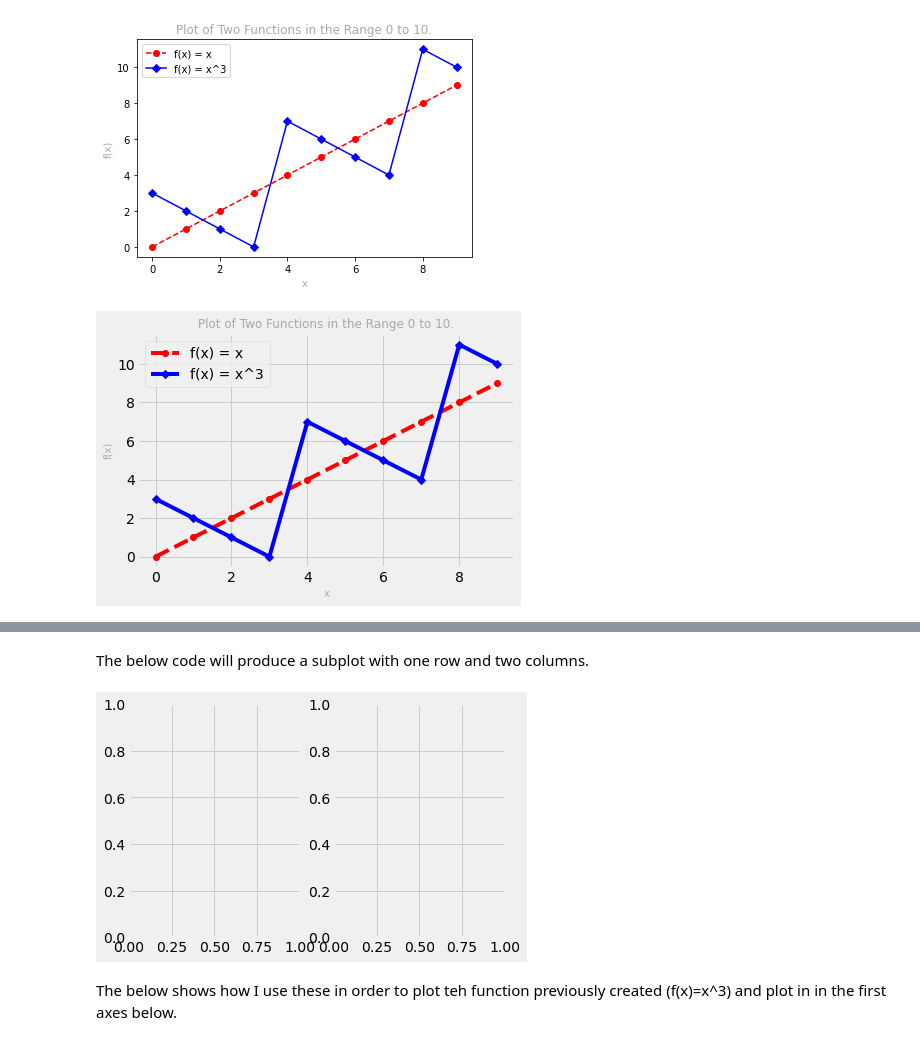
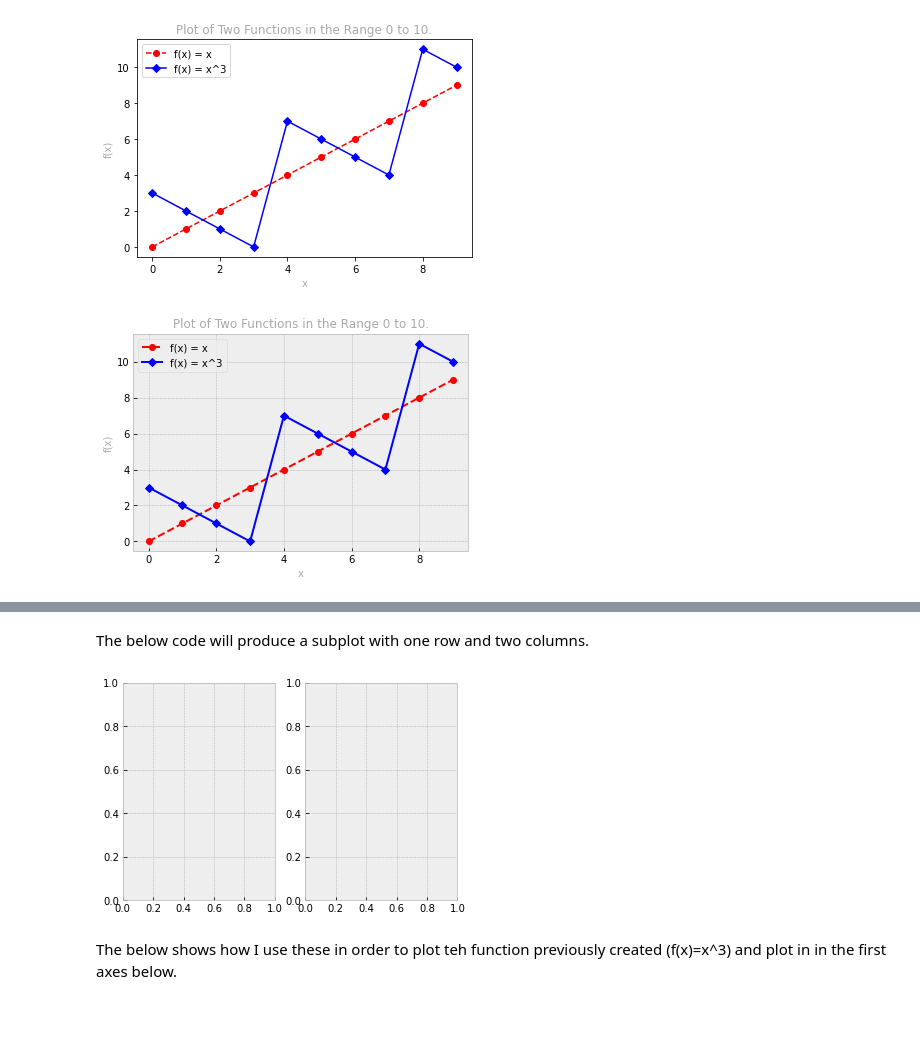
Before and after one commit to fionnmccarthy/Fundamentals-of-Data-Analysis, a Jupyter notebook: pyplot.ipynb, the cells around one changed output, grey strips where cells are left out. Saved outputs shown, nothing was run; the diff lists cells and outputs as text; code cells hidden in the pictures; blank space fills up the shorter version.

```diff
--- a/pyplot.ipynb
+++ b/pyplot.ipynb
@@ -79,20 +81,20 @@ plt.show()
 # %% [output]
 [figure]
 # %%
-# Changing style to fivethityeight
-plt.style.use('fivethirtyeight')
+# Changing style to bmh
+plt.style.use('bmh')
 
 plt.plot(x,y, 'r--', marker = 'o', label = 'f(x) = x')
 plt.plot(x,y2, 'b', marker = 'D', label = 'f(x) = x^3')
 plt.xlabel('x', fontdict = font_2)
 
 plt.title('Plot of Two Functions in the Range 0 to 10.', fontdict = font_1)
 plt.ylabel('f(x)', fontdict = font_2)
 
 plt.legend(loc='upper left')
 plt.show()
 # %% [output]
-[figure, old version]
+[figure, new version]
 # %% [markdown]
 Th eaabove method of plotting was all done by the figure method, below I will incorporate the subplot and axes. To explain the difference here the figure is the bigger picture and the axes is a part of the figure. Multiple axes and subplots can be contained within the figure as teh figure is the top level. The image below best describes this relationship.
 
@@ -106,7 +108,7 @@ The below code will produce a subplot with one row and two columns.
 # %%
 fig, ax = plt.subplots(1, 2)
 # %% [output]
-[figure, old version]
+[figure, new version]
 # %% [markdown]
 The below shows how I use these in order to plot teh function previously created (f(x)=x^3) and plot in in the first axes below.
 # %%
```
Also changed, not shown: parts of 12 cells of this notebook, 1 other file.
